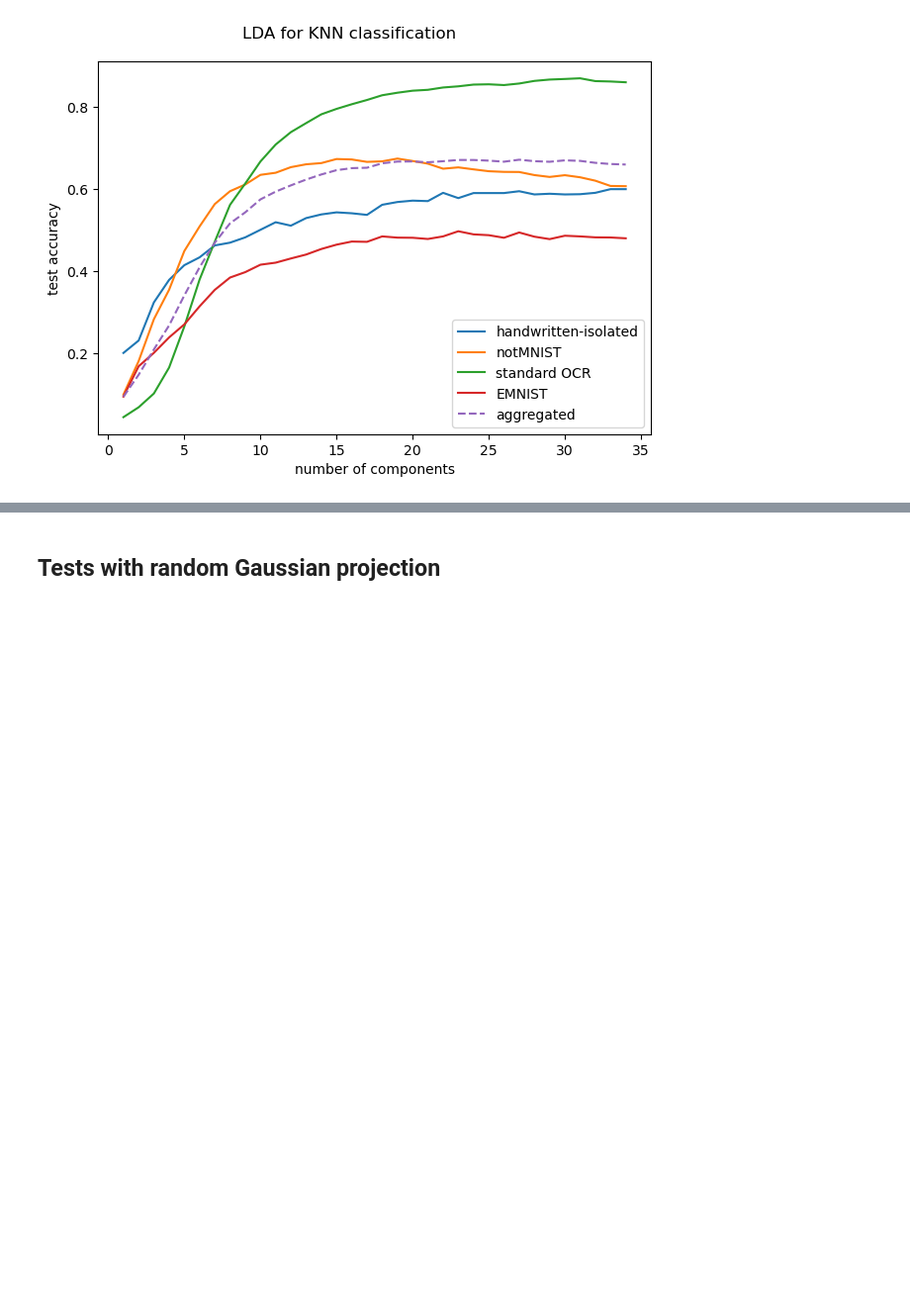
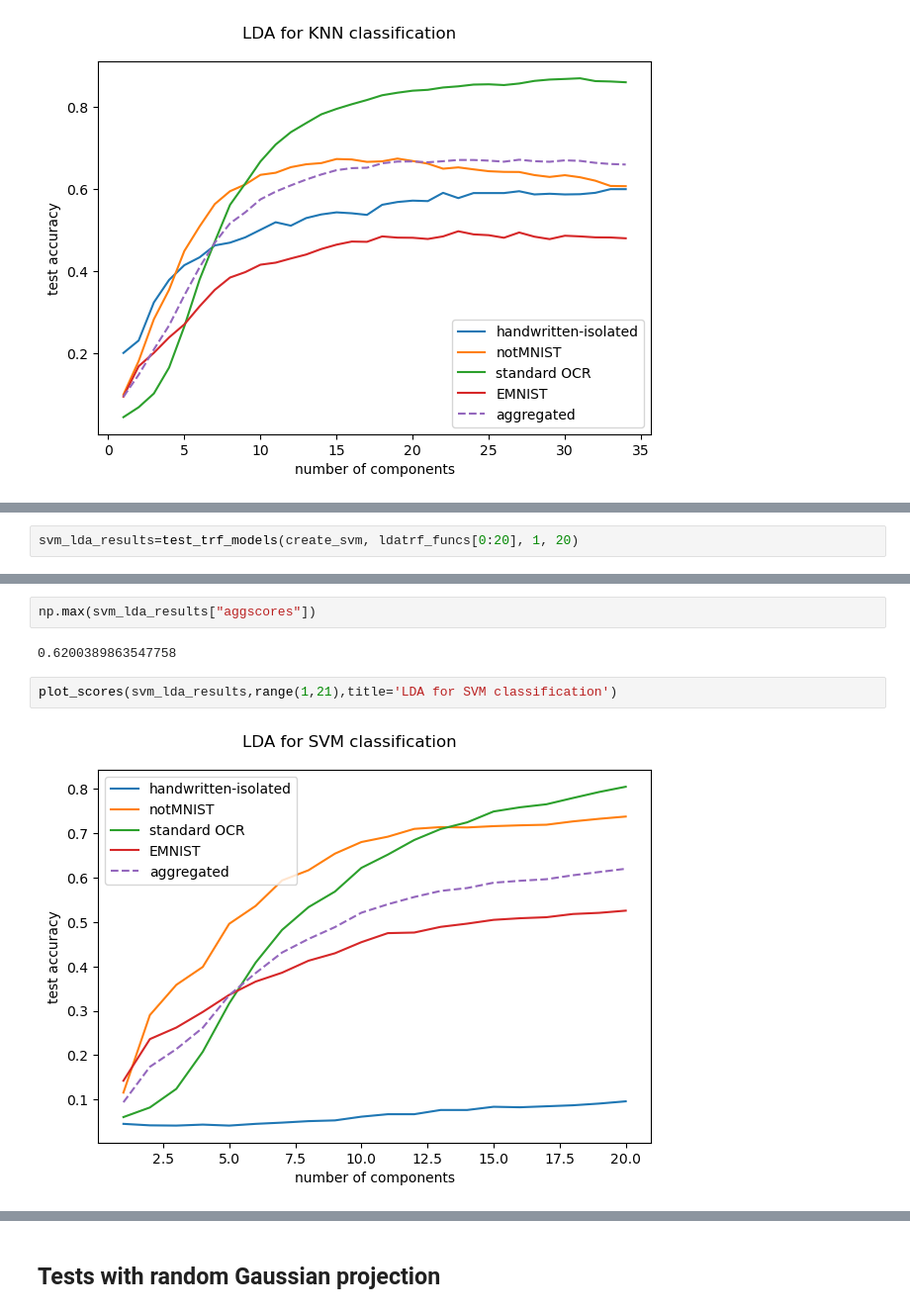
Before and after one commit to jerukan/ece271b-project, a Jupyter notebook: prcode.ipynb, the cells around one changed output, grey strips where cells are left out. Shown at 99% size. Saved outputs shown, nothing was run; the diff lists cells and outputs as text; blank space fills up the shorter version.

```diff
--- a/prcode.ipynb
+++ b/prcode.ipynb
@@ -508,0 +735,2 @@ plot_scores(knn_lda_results, range(1, 35), title="LDA for KNN classification")
+# %%
+svm_lda_results=test_trf_models(create_svm, ldatrf_funcs[0:20], 1, 20)
@@ -508,0 +755,8 @@ plot_scores(knn_lda_results, range(1, 35), title="LDA for KNN classification")
+# %%
+np.max(svm_lda_results["aggscores"])
+# %% [output]
+0.6200389863547758
+# %%
+plot_scores(svm_lda_results,range(1,21),title='LDA for SVM classification')
+# %% [output]
+[figure, added]
```
Also changed, not shown: parts of 53 cells of this notebook, 13 other files.
